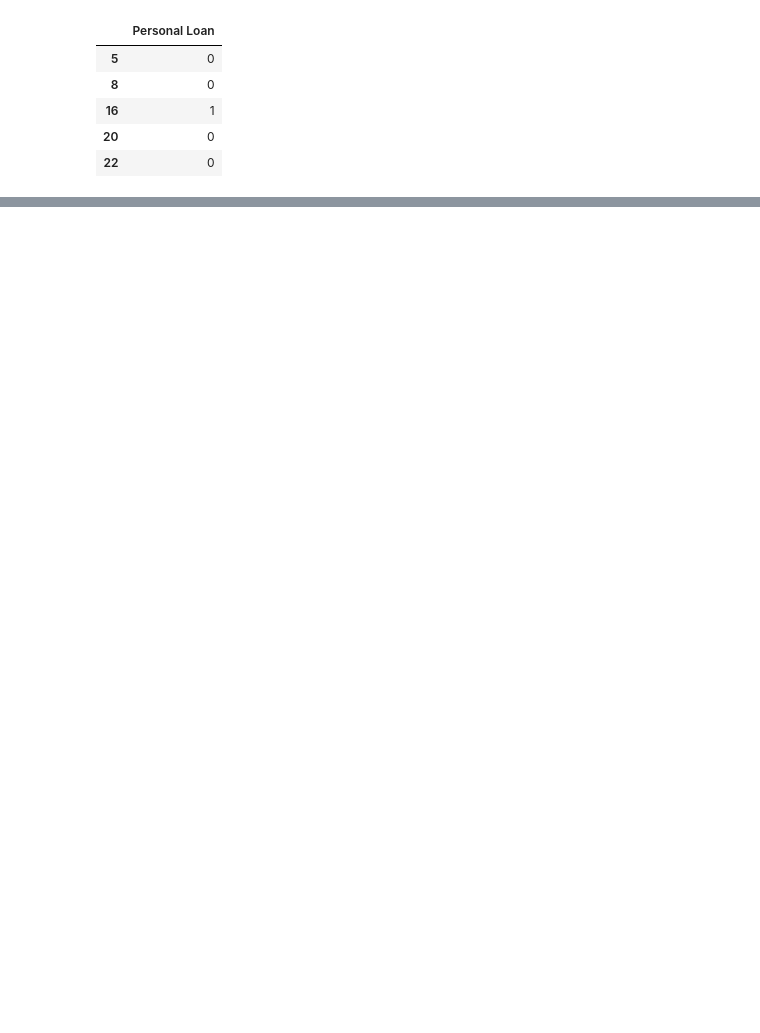
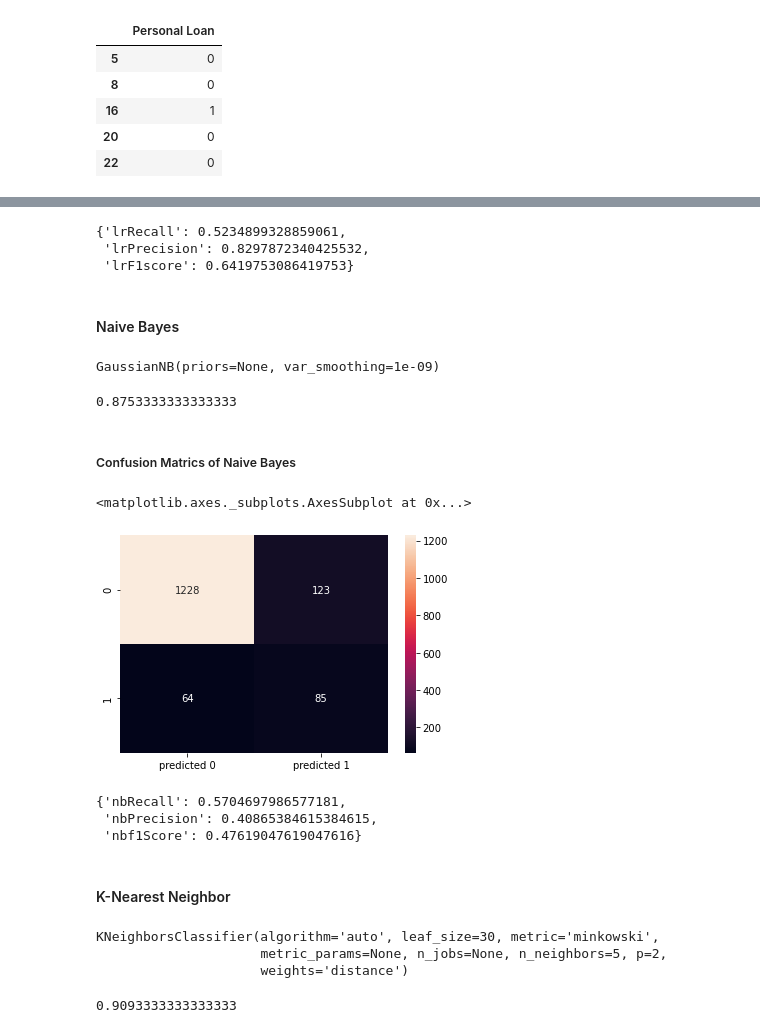
Before and after one commit to VAMSEE92/Bank-Personal-Loan-Model, a Jupyter notebook: Bank_Personal_Loan.ipynb, the cells around one changed output, grey strips where cells are left out. Saved outputs shown, nothing was run; the diff lists cells and outputs as text; code cells hidden in the pictures; blank space fills up the shorter version.

```diff
--- a/Bank_Personal_Loan.ipynb
+++ b/Bank_Personal_Loan.ipynb
@@ -301,0 +373,56 @@ From above we can see that Experience:Log_Experience, Income:Log_Income, CCAvg:L
+# %%
+# Lets calculate recall,precesion and F1 scores of the logistic regression model
+lrMetrics={}
+lrMetrics['lrRecall']=metrics.recall_score(y_test,y_lrPredict)
+lrMetrics['lrPrecision']=metrics.precision_score(y_test,y_lrPredict)
+lrMetrics['lrF1score']=metrics.f1_score(y_test,y_lrPredict)
+lrMetrics
+# %% [output]
+{'lrRecall': 0.5234899328859061,
+ 'lrPrecision': 0.8297872340425532,
+ 'lrF1score': 0.6419753086419753}
+# %% [markdown]
+#### Naive Bayes
+# %%
+# fitting the model
+nbModel=GaussianNB()
+nbModel.fit(X_train,y_train)
+# %% [output]
+GaussianNB(priors=None, var_smoothing=1e-09)
+# %%
+nbPredicted=nbModel.predict(X_test)
+nbProb=nbModel.predict_proba(X_test)
+# %%
+nbModel.score(X_test,y_test)
+# %% [output]
+0.8753333333333333
+# %% [markdown]
+##### Confusion Matrics of Naive Bayes
+# %%
+nbCm=metrics.confusion_matrix(y_test,nbPredicted,labels=[0,1])
+nbconfusionMatrix=pd.DataFrame(nbCm,index=[i for i in [0,1]],columns=[i for i in ['predicted 0','predicted 1']])
+sns.heatmap(nbconfusionMatrix,annot=True,fmt='g')
+# %% [output]
+<matplotlib.axes._subplots.AxesSubplot at 0x...>
+[figure, added]
+# %%
+# Lets calculate recall,precesion and F1 scores of the Naive Bayes model
+nbMetrics={}
+nbMetrics['nbRecall']=metrics.recall_score(y_test,nbPredicted)
+nbMetrics['nbPrecision']=metrics.precision_score(y_test,nbPredicted)
+nbMetrics['nbf1Score']=metrics.f1_score(y_test,nbPredicted)
+nbMetrics
+# %% [output]
+{'nbRecall': 0.5704697986577181,
+ 'nbPrecision': 0.40865384615384615,
+ 'nbf1Score': 0.47619047619047616}
+# %% [markdown]
+#### K-Nearest Neighbor
+# %%
+# fitting knn model
+knnModel=KNeighborsClassifier(n_neighbors=5,weights='distance')
+knnModel.fit(X_train,y_train)
+# %% [output]
+KNeighborsClassifier(algorithm='auto', leaf_size=30, metric='minkowski',
+                     metric_params=None, n_jobs=None, n_neighbors=5, p=2,
+                     weights='distance')
@@ -301,0 +432,4 @@ From above we can see that Experience:Log_Experience, Income:Log_Income, CCAvg:L
+# %%
+knnModel.score(X_test,y_test)
+# %% [output]
+0.9093333333333333
```
Also changed, not shown: parts of 39 cells of this notebook.
